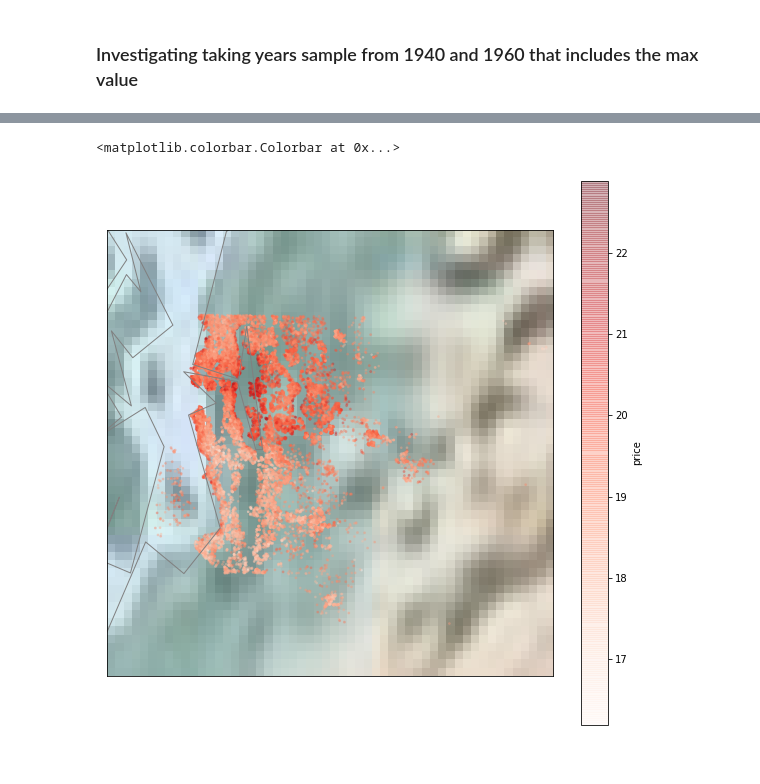
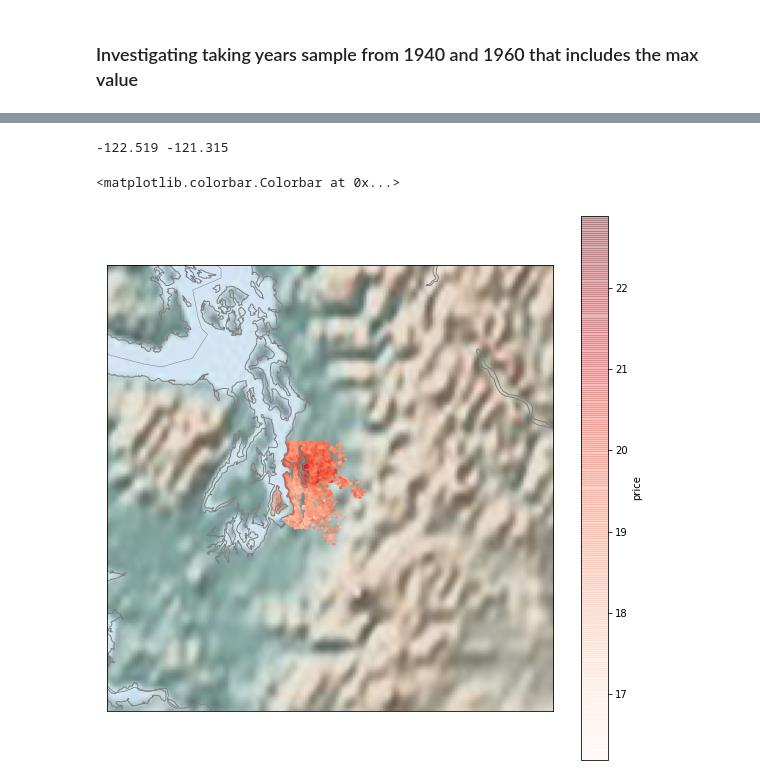
Before and after one commit to Rowan-Omar/House-Pricing---Data-Analysis, a Jupyter notebook: House_Pricing.ipynb, the cells around one changed output, grey strips where cells are left out. Cells and saved outputs as stored; diff of their text form; code cells hidden in the pictures.

```diff
--- a/House_Pricing.ipynb
+++ b/House_Pricing.ipynb
@@ -102,5 +116,0 @@ array([0, 3, 4, 2, 1])
-# %%
-temp = []
-for x,y in zip(hs['long'],hs['lat']):
-  temp.append((x,y))
-hs['location'] = pd.Series(temp)
@@ -136,5 +128,7 @@ hs['date'] = pd.to_datetime(hs.date)
 # %%
+hs['date'] = pd.to_datetime(hs.date)
 hs['yr_sold'] = hs['date'].dt.year
+hs['month_sold'] = hs['date'].dt.month
 print(hs['yr_sold'].unique())
 hs
 # %% [output]
@@ -536,24 +580,32 @@ def draw_map(m, scale=0.2):
+# %%
+print(min(hs['lat']), max(hs['lat']))
+print(min(hs['long']), max(hs['long']))
+# %% [output]
+-122.519 -121.315
 # %%
 # 1. Draw the map background
 fig = plt.figure(figsize=(10, 10))
 
 #m = Basemap(projection='cyl', resolution='h',llcrnrlat=-90, urcrnrlat=90,llcrnrlon=-180, urcrnrlon=180,)
-m=Basemap(projection='lcc',resolution='l',lat_0=47.5,lon_0=-122,width=0.1E6,height=0.1E6)
+m=Basemap(projection='lcc',resolution='h',lat_0=47.5,lon_0=-122,width=0.3E6,height=0.3E6)
 
 m.shadedrelief(scale=2)
 m.drawcoastlines(color='gray')
 m.drawcountries(color='gray')
 m.drawstates(color='gray')
 
-# 2. scatter city data, with color reflecting population
-# and size reflecting area
+
+# draw_map(m)
+
+# 2. scatter house data, with color reflecting prices
+# and size reflecting square footage of living
 m.scatter(hs["long"], hs["lat"], latlon=True,
           c=np.log2(hs["price"]), s=np.log10(hs["sqft_living"]),
         cmap='Reds', alpha=0.3, marker='o')
 
 # 3. create colorbar and legend
 plt.colorbar(label=r'price')
 #plt.clim(3, 7)
 # %% [output]
 <matplotlib.colorbar.Colorbar at 0x...>
-[figure, old version]
+[figure, new version]
```
Also changed, not shown: parts of 101 cells of this notebook.
